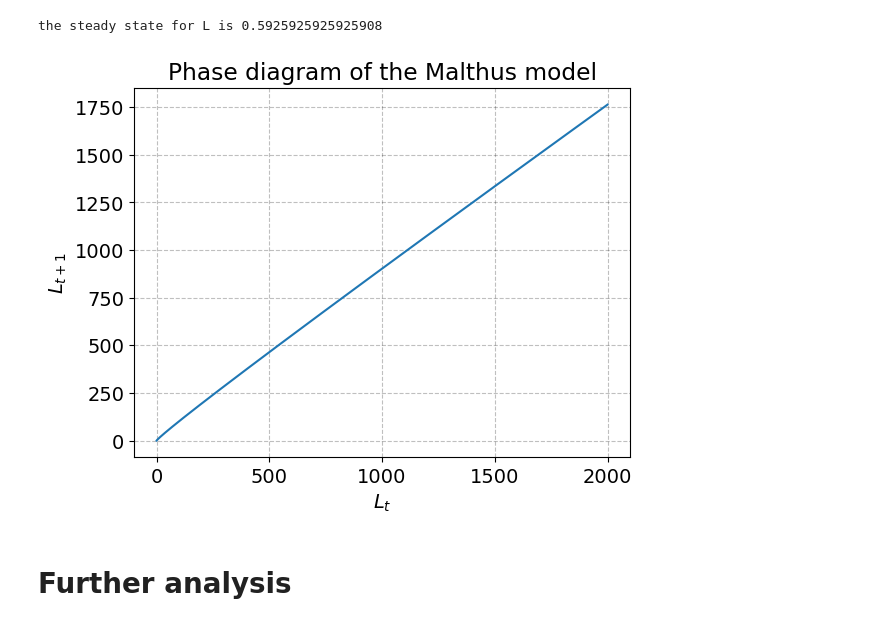
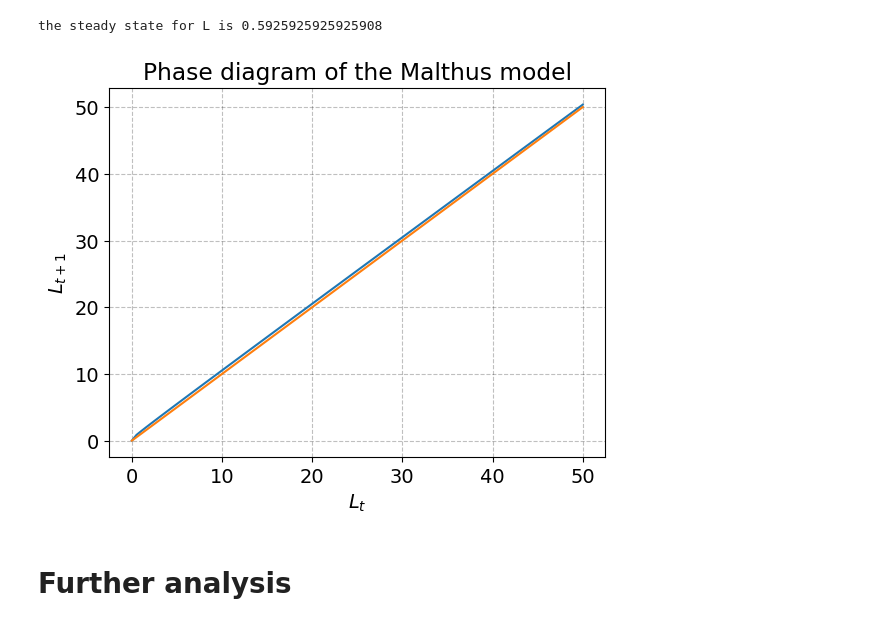
Before and after one commit to NumEconCopenhagen/projects-2023-jos-p-og-tex, a Jupyter notebook: modelproject/modelproject.ipynb, the cells around one changed output. Cells and saved outputs as stored; diff of their text form; code cells hidden in the pictures.

```diff
--- a/modelproject/modelproject.ipynb
+++ b/modelproject/modelproject.ipynb
@@ -194,36 +194,44 @@ print('the steady state for L is',result.root)
 the steady state for L is 0.5925925925925908
 # %%
 # Number points
-N = 100000
+N = 100
 
-# Max value of x1
-L_max = 2000
+# Max value of L_t
+L_max = 50
 
 # Create a vector x1 from 0 to x_max, with N values
 L_vec = np.linspace(0,L_max,N)
 
 # Create an empty vector to store values of L_t+1
 L2_vec = np.empty(N)
 
-def L_func(lss,A=1,X=2,eta=0.8,mu=0.2,alpha=0.33):
+def L_func(lss,A=100,X=1,eta=0.01,mu=0.01,alpha=0.8):
     return eta*lss**(1-alpha)*(A*X)**(alpha)+(1-mu)*lss
 
 # Fill out out the vector
 for i, lss in enumerate(L_vec):
     L2_vec[i] = L_func(lss)
+
+# Create an empty vector to store values of L_t+1
+L3_vec = np.empty(N)
+
+# Fill out out the vector
+for i, lss in enumerate(L_vec):
+    L3_vec[i] = lss
 
 # a. create the figure
 fig = plt.figure()
 
 # b. plot
 ax = fig.add_subplot(1,1,1)
 ax.plot(L_vec,L2_vec);
+ax.plot(L_vec,L3_vec);
 
 ax.set_title('Phase diagram of the Malthus model')
 ax.set_xlabel('$L_{t}$')
 ax.set_ylabel('$L_{t+1}$');
 # %% [output]
-[figure, old version]
+[figure, new version]
 # %% [markdown]
 # Further analysis
 # %% [markdown]
```
